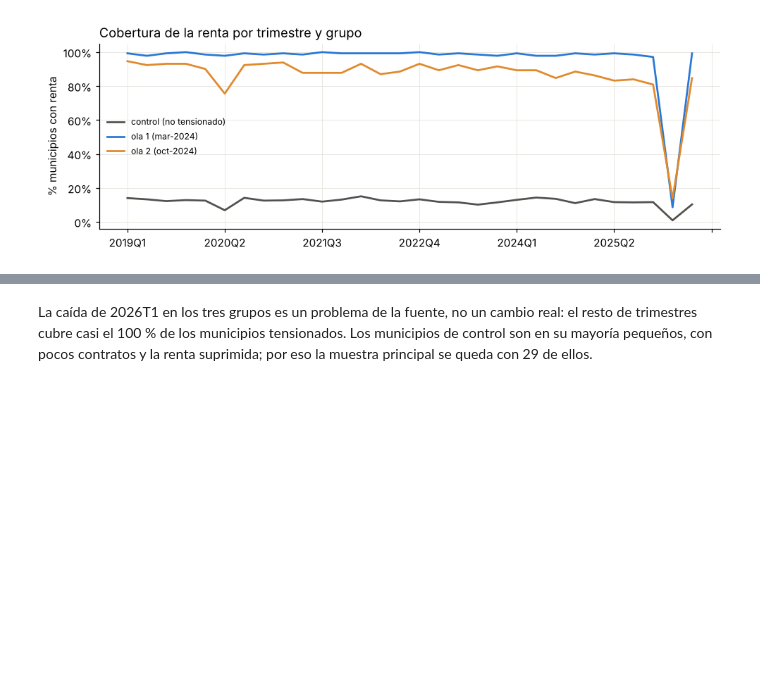
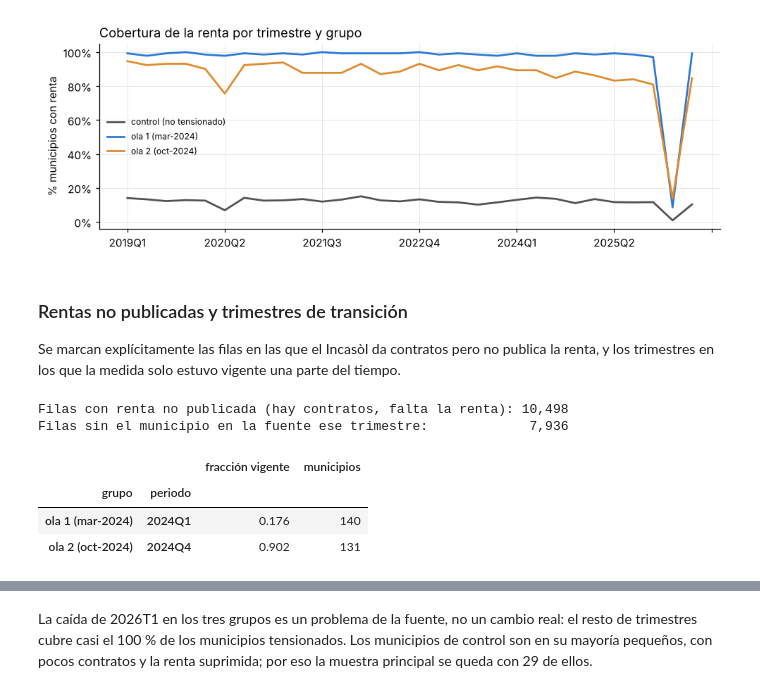
Before and after one commit to mmercedesgonzalezmorales-hash/TFM-Data-Science, a Jupyter notebook: notebooks/02_preparacion_datos.ipynb, the cells around one changed output, grey strips where cells are left out. Drawn from its saved outputs; the diff is of its cells as text; code cells hidden in the pictures; blank space fills up the shorter version.

```diff
--- a/notebooks/02_preparacion_datos.ipynb
+++ b/notebooks/02_preparacion_datos.ipynb
@@ -192,3 +193,19 @@ ax.yaxis.set_major_formatter(lambda v, _: f"{v:.0%}"); ax.legend(frameon=False,
 plt.tight_layout(); plt.show()
 # %% [output]
 [figure]
+# %% [markdown]
+### Rentas no publicadas y trimestres de transición
+
+Se marcan explícitamente las filas en las que el Incasòl da contratos pero no publica la renta, y los trimestres
+en los que la medida solo estuvo vigente una parte del tiempo.
+# %%
+print(f"Filas con renta no publicada (hay contratos, falta la renta): {gold['renta_no_publicada'].sum():,}")
+print(f"Filas sin el municipio en la fuente ese trimestre:             {(~gold['fila_en_fuente']).sum():,}")
+gold[gold["trimestre_transicion"]].groupby(["grupo", "periodo"])["fraccion_trimestre_vigente"].agg(["first", "size"]).rename(columns={"first": "fracción vigente", "size": "municipios"})
+# %% [output]
+Filas con renta no publicada (hay contratos, falta la renta): 10,498
+Filas sin el municipio en la fuente ese trimestre:             7,936
+|  |  | fracción vigente | municipios |
+| grupo | periodo |  |  |
+| ola 1 (mar-2024) | 2024Q1 | 0.176 | 140 |
+| ola 2 (oct-2024) | 2024Q4 | 0.902 | 131 |
```
Also changed, not shown: parts of 8 cells of this notebook, 4 other files.
